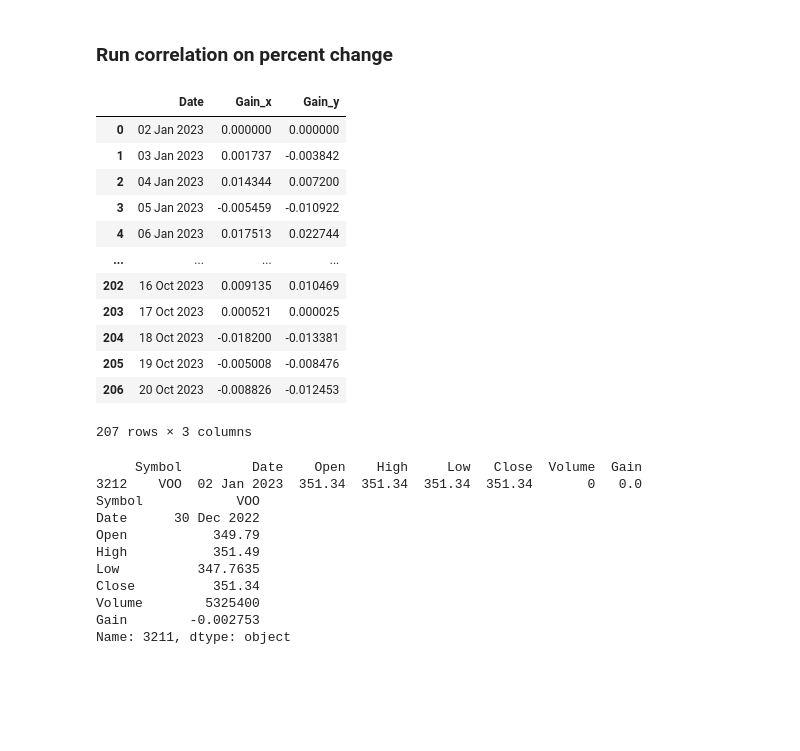
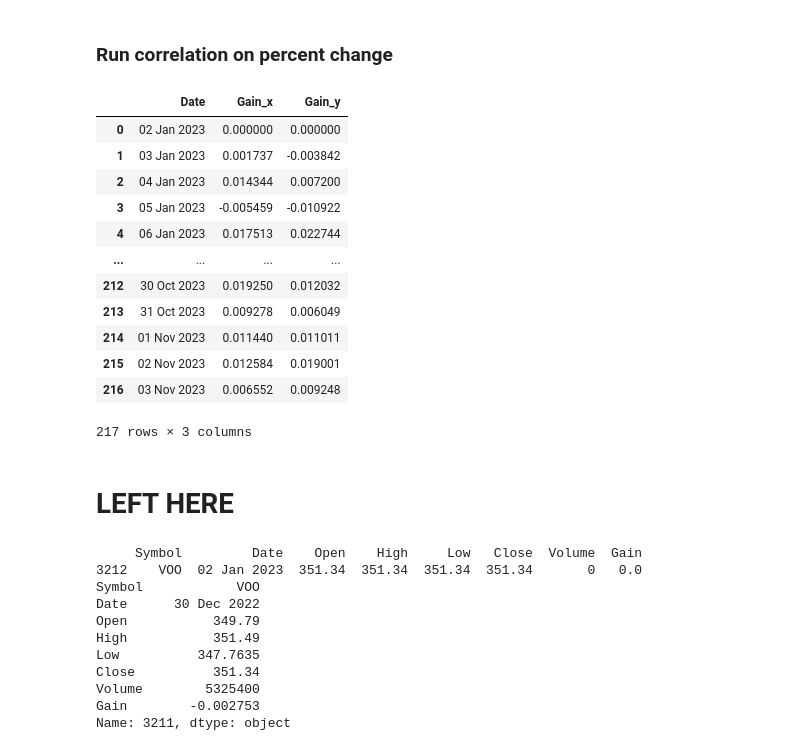
Before and after one commit to kawallac/SP500_Predict, a Jupyter notebook: Data_Analysis.ipynb, the cells around one changed output. Cells and saved outputs as stored; diff of their text form; code cells hidden in the pictures; blank space fills up the shorter version.

```diff
--- a/Data_Analysis.ipynb
+++ b/Data_Analysis.ipynb
@@ -56,8 +56,10 @@ Then see if when the group of stocks has a positive gain does that translate int
 # %%
 ### Select a stock from NYSE dataset
 # Berkshire Hathaway
-df_BRK = df_NYSE[df_NYSE['Symbol'] == 'BRK.A']
-df_BRK.head(1)
+df_BRK = df_NYSE[df_NYSE['Symbol'] == 'BRK.A'].copy()
+    # using .copy() to make df_BRK a new df and not a view of df_NYSE
+    # see ChatGTP chat, towards the end https://chatgpt.com/share/6823e473-f190-8005-a76d-adb3a633163f
+df_BRK
 # %% [output]
 |  | Symbol | Date | Open | High | Low | Close | Volume |
 | 461 | BRK.A | 02 Jan 2023 | 468711.0 | 468711.0 | 468711.0 | 468711.0 | 0 |
@@ -65,7 +78,7 @@ df_BRK.head(1)
 ### Creating VOO dataframe
 # %%
 ### Reading the VOO dataset
-df_VOO = pd.read_csv('VOO Data/VOO_20100909_20231227.csv')
+df_VOO = pd.read_csv('Data/VOO/VOO_20100909_20231227.csv')
 
 # Quick look at the dataset
 df_VOO
@@ -164,34 +184,39 @@ df_VOO
 # %%
 ### Aligning dates of the DFs
 '''
 -Use the data range of the stock to select the data range of VOO
 -Recall first date does not have a percent change
 -Intent is to have a leading indicator for VOO, so
 '''
 
-df_BRK_PC = df_BRK[['Date','Gain']]
-df_BRK_PC
-
-df_VOO_PC = df_VOO[['Date','Gain']]
+df_BRK_PC = df_BRK[['Date','Gain']].copy()
+    # .copy() to create an independant df
+df_VOO_PC = df_VOO[['Date','Gain']].copy()
 
 ## Merging the two dataframes
 # already truncates VOO to the date range of the stock
 result_df = pd.merge(df_BRK_PC, df_VOO_PC, on='Date', how='inner')
+'''
+on : Use the column named "Date" in both DataFrames as the key to align rows. Only rows where df_BRK_PC.Date == df_VOO_PC.Date will match.
+how : The join type. An inner join keeps only the intersection of keys—that is, dates that appear in both DataFrames. Any date missing from one side is dropped.
+'''
 result_df
 # %% [output]
 |  | Date | Gain_x | Gain_y |
 | 0 | 02 Jan 2023 | 0.000000 | 0.000000 |
 | 1 | 03 Jan 2023 | 0.001737 | -0.003842 |
 | 2 | 04 Jan 2023 | 0.014344 | 0.007200 |
 | 3 | 05 Jan 2023 | -0.005459 | -0.010922 |
 | 4 | 06 Jan 2023 | 0.017513 | 0.022744 |
 | ... | ... | ... | ... |
-| 202 | 16 Oct 2023 | 0.009135 | 0.010469 |
-| 203 | 17 Oct 2023 | 0.000521 | 0.000025 |
-| 204 | 18 Oct 2023 | -0.018200 | -0.013381 |
-| 205 | 19 Oct 2023 | -0.005008 | -0.008476 |
-| 206 | 20 Oct 2023 | -0.008826 | -0.012453 |
+| 212 | 30 Oct 2023 | 0.019250 | 0.012032 |
+| 213 | 31 Oct 2023 | 0.009278 | 0.006049 |
+| 214 | 01 Nov 2023 | 0.011440 | 0.011011 |
+| 215 | 02 Nov 2023 | 0.012584 | 0.019001 |
+| 216 | 03 Nov 2023 | 0.006552 | 0.009248 |
-207 rows × 3 columns
+217 rows × 3 columns
+# %% [markdown]
+# LEFT HERE
 # %%
 # Test is understnad why VOO is 0% gain on 02 Jan
 print(df_VOO[df_VOO['Date'] == '02 Jan 2023'])
```
Also changed, not shown: parts of 6 cells of this notebook.
